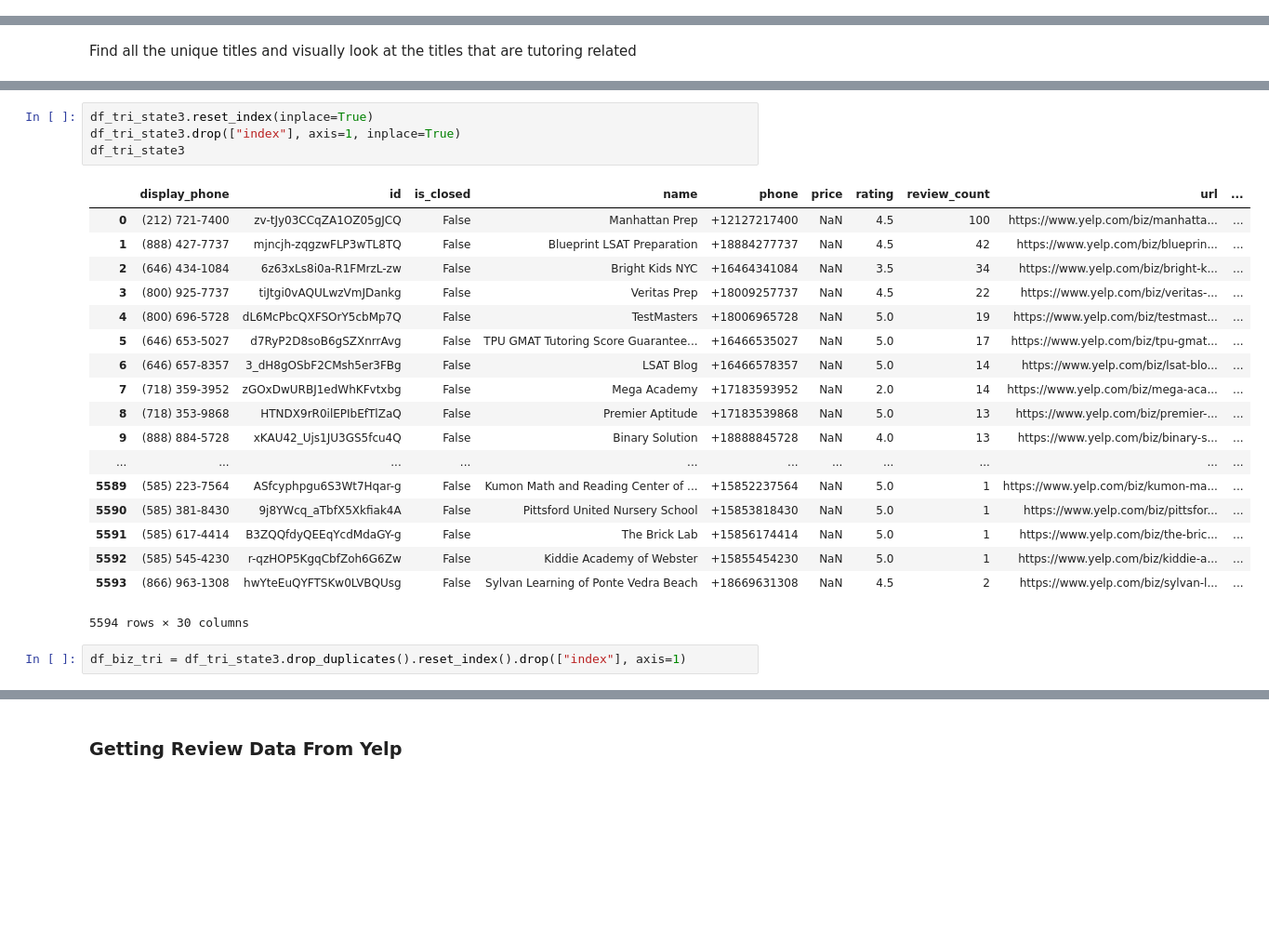
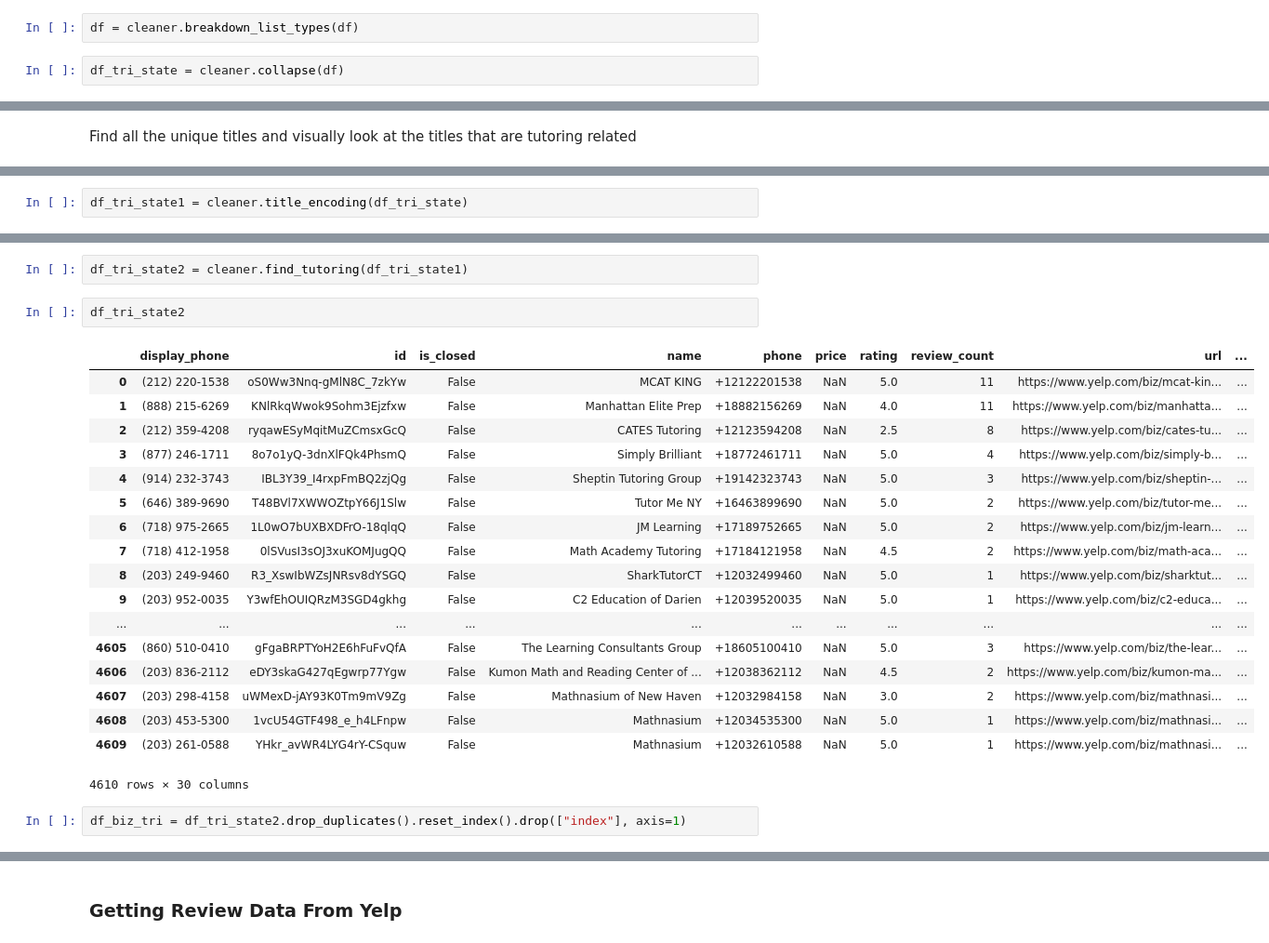
Before and after one commit to rvent/Tutoring_Company_Project, a Jupyter notebook: DataGatherNB.ipynb, the cells around one changed output, grey strips where cells are left out. Shown at 93% size. Cells and saved outputs as stored; diff of their text form; blank space fills up the shorter version.

```diff
--- a/DataGatherNB.ipynb
+++ b/DataGatherNB.ipynb
@@ -90,3 +138,7 @@ df_tri_state.drop(["location_7", "distance", "image_url", "alias", "coordinates_
+# %%
+df = cleaner.breakdown_list_types(df)
+# %%
+df_tri_state = cleaner.collapse(df)
 # %%
 df_tri_state.shape
 # %% [output]
@@ -246,0 +168,2 @@ df_tri_state3
+# %%
+df_tri_state1 = cleaner.title_encoding(df_tri_state)
@@ -247,28 +180,28 @@ df_tri_state3
+# %%
+df_tri_state2 = cleaner.find_tutoring(df_tri_state1)
+# %%
+df_tri_state2
+# %% [output]
+|  | display_phone | id | is_closed | name | phone | price | rating | review_count | url | ... |
+| 0 | (212) 220-1538 | oS0Ww3Nnq-gMlN8C_7zkYw | False | MCAT KING | +12122201538 | NaN | 5.0 | 11 | https://www.yelp.com/biz/mcat-kin... | ... |
+| 1 | (888) 215-6269 | KNlRkqWwok9Sohm3Ejzfxw | False | Manhattan Elite Prep | +18882156269 | NaN | 4.0 | 11 | https://www.yelp.com/biz/manhatta... | ... |
+| 2 | (212) 359-4208 | ryqawESyMqitMuZCmsxGcQ | False | CATES Tutoring | +12123594208 | NaN | 2.5 | 8 | https://www.yelp.com/biz/cates-tu... | ... |
+| 3 | (877) 246-1711 | 8o7o1yQ-3dnXlFQk4PhsmQ | False | Simply Brilliant | +18772461711 | NaN | 5.0 | 4 | https://www.yelp.com/biz/simply-b... | ... |
+| 4 | (914) 232-3743 | IBL3Y39_I4rxpFmBQ2zjQg | False | Sheptin Tutoring Group | +19142323743 | NaN | 5.0 | 3 | https://www.yelp.com/biz/sheptin-... | ... |
+| 5 | (646) 389-9690 | T48BVl7XWWOZtpY66J1Slw | False | Tutor Me NY | +16463899690 | NaN | 5.0 | 2 | https://www.yelp.com/biz/tutor-me... | ... |
+| 6 | (718) 975-2665 | 1L0wO7bUXBXDFrO-18qlqQ | False | JM Learning | +17189752665 | NaN | 5.0 | 2 | https://www.yelp.com/biz/jm-learn... | ... |
+| 7 | (718) 412-1958 | 0lSVusI3sOJ3xuKOMJugQQ | False | Math Academy Tutoring | +17184121958 | NaN | 4.5 | 2 | https://www.yelp.com/biz/math-aca... | ... |
+| 8 | (203) 249-9460 | R3_XswIbWZsJNRsv8dYSGQ | False | SharkTutorCT | +12032499460 | NaN | 5.0 | 1 | https://www.yelp.com/biz/sharktut... | ... |
+| 9 | (203) 952-0035 | Y3wfEhOUIQRzM3SGD4gkhg | False | C2 Education of Darien | +12039520035 | NaN | 5.0 | 1 | https://www.yelp.com/biz/c2-educa... | ... |
+| ... | ... | ... | ... | ... | ... | ... | ... | ... | ... | ... |
+| 4605 | (860) 510-0410 | gFgaBRPTYoH2E6hFuFvQfA | False | The Learning Consultants Group | +18605100410 | NaN | 5.0 | 3 | https://www.yelp.com/biz/the-lear... | ... |
+| 4606 | (203) 836-2112 | eDY3skaG427qEgwrp77Ygw | False | Kumon Math and Reading Center of ... | +12038362112 | NaN | 4.5 | 2 | https://www.yelp.com/biz/kumon-ma... | ... |
+| 4607 | (203) 298-4158 | uWMexD-jAY93K0Tm9mV9Zg | False | Mathnasium of New Haven | +12032984158 | NaN | 3.0 | 2 | https://www.yelp.com/biz/mathnasi... | ... |
+| 4608 | (203) 453-5300 | 1vcU54GTF498_e_h4LFnpw | False | Mathnasium | +12034535300 | NaN | 5.0 | 1 | https://www.yelp.com/biz/mathnasi... | ... |
+| 4609 | (203) 261-0588 | YHkr_avWR4LYG4rY-CSquw | False | Mathnasium | +12032610588 | NaN | 5.0 | 1 | https://www.yelp.com/biz/mathnasi... | ... |
+4610 rows × 30 columns
 # %%
-df_tri_state3.reset_index(inplace=True)
-df_tri_state3.drop(["index"], axis=1, inplace=True)
-df_tri_state3
+df_biz_tri = df_tri_state2.drop_duplicates().reset_index().drop(["index"], axis=1)
-# %% [output]
-|  | display_phone | id | is_closed | name | phone | price | rating | review_count | url | ... |
-| 0 | (212) 721-7400 | zv-tJy03CCqZA1OZ05gJCQ | False | Manhattan Prep | +12127217400 | NaN | 4.5 | 100 | https://www.yelp.com/biz/manhatta... | ... |
-| 1 | (888) 427-7737 | mjncjh-zqgzwFLP3wTL8TQ | False | Blueprint LSAT Preparation | +18884277737 | NaN | 4.5 | 42 | https://www.yelp.com/biz/blueprin... | ... |
-| 2 | (646) 434-1084 | 6z63xLs8i0a-R1FMrzL-zw | False | Bright Kids NYC | +16464341084 | NaN | 3.5 | 34 | https://www.yelp.com/biz/bright-k... | ... |
-| 3 | (800) 925-7737 | tiJtgi0vAQULwzVmJDankg | False | Veritas Prep | +18009257737 | NaN | 4.5 | 22 | https://www.yelp.com/biz/veritas-... | ... |
-| 4 | (800) 696-5728 | dL6McPbcQXFSOrY5cbMp7Q | False | TestMasters | +18006965728 | NaN | 5.0 | 19 | https://www.yelp.com/biz/testmast... | ... |
-| 5 | (646) 653-5027 | d7RyP2D8soB6gSZXnrrAvg | False | TPU GMAT Tutoring Score Guarantee... | +16466535027 | NaN | 5.0 | 17 | https://www.yelp.com/biz/tpu-gmat... | ... |
-| 6 | (646) 657-8357 | 3_dH8gOSbF2CMsh5er3FBg | False | LSAT Blog | +16466578357 | NaN | 5.0 | 14 | https://www.yelp.com/biz/lsat-blo... | ... |
-| 7 | (718) 359-3952 | zGOxDwURBJ1edWhKFvtxbg | False | Mega Academy | +17183593952 | NaN | 2.0 | 14 | https://www.yelp.com/biz/mega-aca... | ... |
-| 8 | (718) 353-9868 | HTNDX9rR0ilEPIbEfTlZaQ | False | Premier Aptitude | +17183539868 | NaN | 5.0 | 13 | https://www.yelp.com/biz/premier-... | ... |
-| 9 | (888) 884-5728 | xKAU42_Ujs1JU3GS5fcu4Q | False | Binary Solution | +18888845728 | NaN | 4.0 | 13 | https://www.yelp.com/biz/binary-s... | ... |
-| ... | ... | ... | ... | ... | ... | ... | ... | ... | ... | ... |
-| 5589 | (585) 223-7564 | ASfcyphpgu6S3Wt7Hqar-g | False | Kumon Math and Reading Center of ... | +15852237564 | NaN | 5.0 | 1 | https://www.yelp.com/biz/kumon-ma... | ... |
-| 5590 | (585) 381-8430 | 9j8YWcq_aTbfX5Xkfiak4A | False | Pittsford United Nursery School | +15853818430 | NaN | 5.0 | 1 | https://www.yelp.com/biz/pittsfor... | ... |
-| 5591 | (585) 617-4414 | B3ZQQfdyQEEqYcdMdaGY-g | False | The Brick Lab | +15856174414 | NaN | 5.0 | 1 | https://www.yelp.com/biz/the-bric... | ... |
-| 5592 | (585) 545-4230 | r-qzHOP5KgqCbfZoh6G6Zw | False | Kiddie Academy of Webster | +15855454230 | NaN | 5.0 | 1 | https://www.yelp.com/biz/kiddie-a... | ... |
-| 5593 | (866) 963-1308 | hwYteEuQYFTSKw0LVBQUsg | False | Sylvan Learning of Ponte Vedra Beach | +18669631308 | NaN | 4.5 | 2 | https://www.yelp.com/biz/sylvan-l... | ... |
-5594 rows × 30 columns
-# %%
-df_biz_tri = df_tri_state3.drop_duplicates().reset_index().drop(["index"], axis=1)
 # %%
 df_biz_tri.shape
 # %% [output]
```
Also changed, not shown: parts of 101 cells of this notebook.
